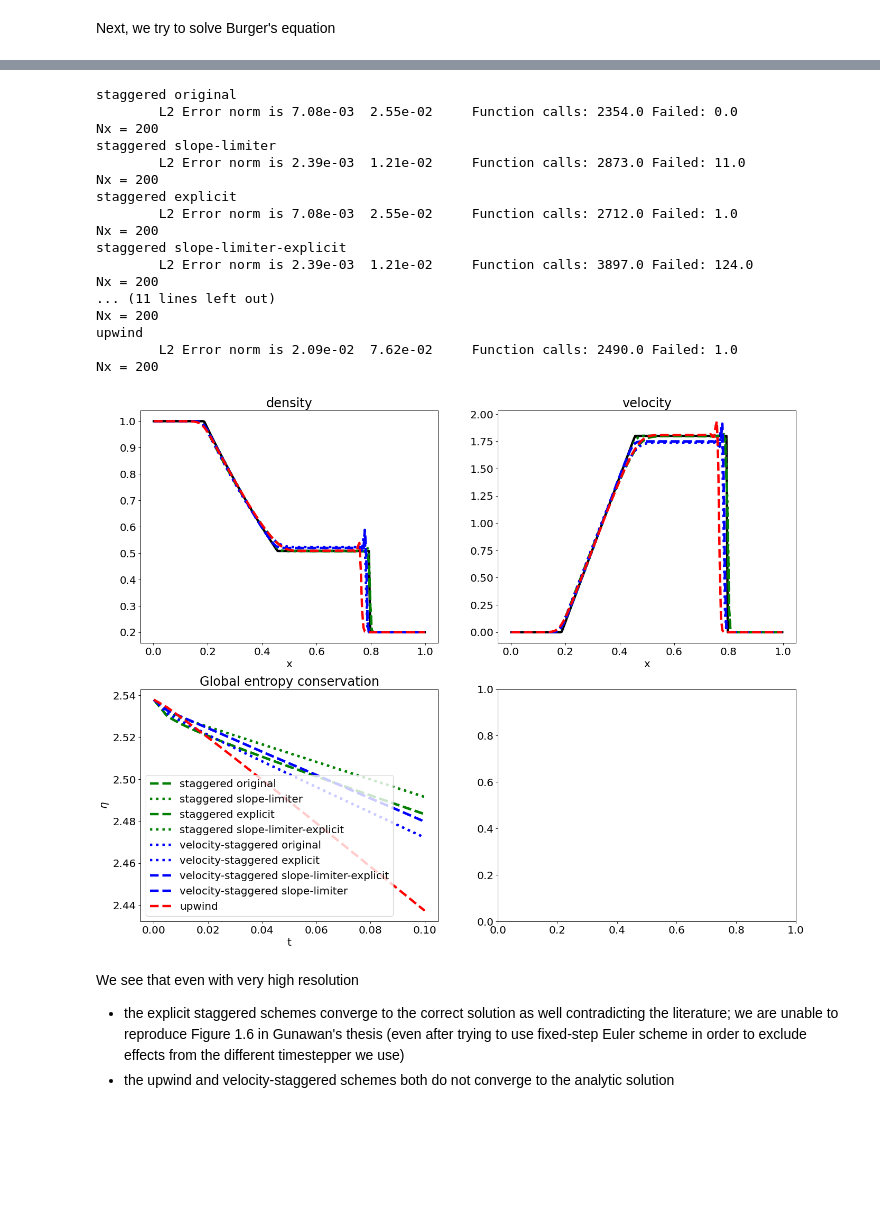
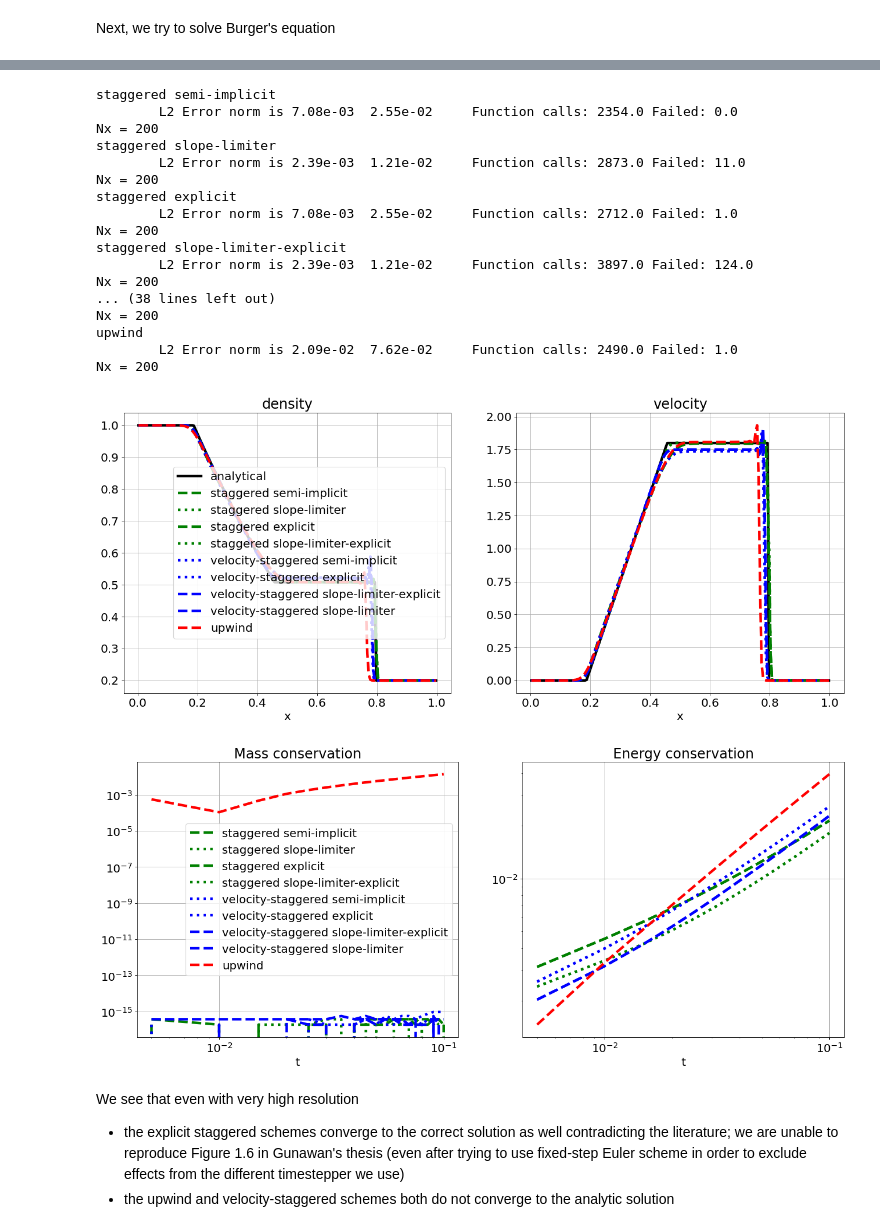
Before and after one commit to mwiesenberger/advection, a Jupyter notebook: navier-stokes.ipynb, the cells around one changed output, grey strips where cells are left out. Cells and saved outputs as stored; diff of their text form; code cells hidden in the pictures; blank space fills up the shorter version.

```diff
--- a/navier-stokes.ipynb
+++ b/navier-stokes.ipynb
@@ -383,37 +397,39 @@ for p in [
 #     params["physical"]["gamma"] = 1
 #     params["physical"]["alpha"] = 1
     params["timestepper"]["type"] = "ARK"
     params["timestepper"]["tableau"]  = "ARK-4-2-3"
     if( p["type"] == "upwind" or p["type"] == "upwind2"
        or p["type"] == "centered" or p["type"] == "staggered-direct"
        or p["type"] == "log-staggered"):
         params["timestepper"]["type"] = "ERK"
         params["timestepper"]["tableau"]  = "Bogacki-Shampine-4-2-3"
     elif( p["variant"] == "explicit" or p["variant"] == "slope-limiter-explicit") :
         params["timestepper"]["type"] = "ERK"
         params["timestepper"]["tableau"]  = "Bogacki-Shampine-4-2-3"
     params["advection"] = p
     p_list.append(params)
-plot_navier_stokes(p_list)
+plot_navier_stokes(p_list, plot="fields")
+plot_navier_stokes(p_list, plot="energy")
 # %% [output]
-staggered original
+staggered semi-implicit
         L2 Error norm is 7.08e-03  2.55e-02     Function calls: 2354.0 Failed: 0.0
 Nx = 200
 staggered slope-limiter
         L2 Error norm is 2.39e-03  1.21e-02     Function calls: 2873.0 Failed: 11.0
 Nx = 200
 staggered explicit
         L2 Error norm is 7.08e-03  2.55e-02     Function calls: 2712.0 Failed: 1.0
 Nx = 200
 staggered slope-limiter-explicit
         L2 Error norm is 2.39e-03  1.21e-02     Function calls: 3897.0 Failed: 124.0
 Nx = 200
-... (11 lines left out)
+... (38 lines left out)
 Nx = 200
 upwind
         L2 Error norm is 2.09e-02  7.62e-02     Function calls: 2490.0 Failed: 1.0
 Nx = 200
-[figure, old version]
+[figure, new version]
+[figure, added]
 # %% [markdown]
 We see that even with very high resolution
 - the explicit staggered schemes converge to the correct solution as well contradicting the literature; we are unable to reproduce Figure 1.6 in Gunawan's thesis (even after trying to use fixed-step Euler scheme in order to exclude effects from the different timestepper we use)
```
Also changed, not shown: parts of 8 cells of this notebook.
